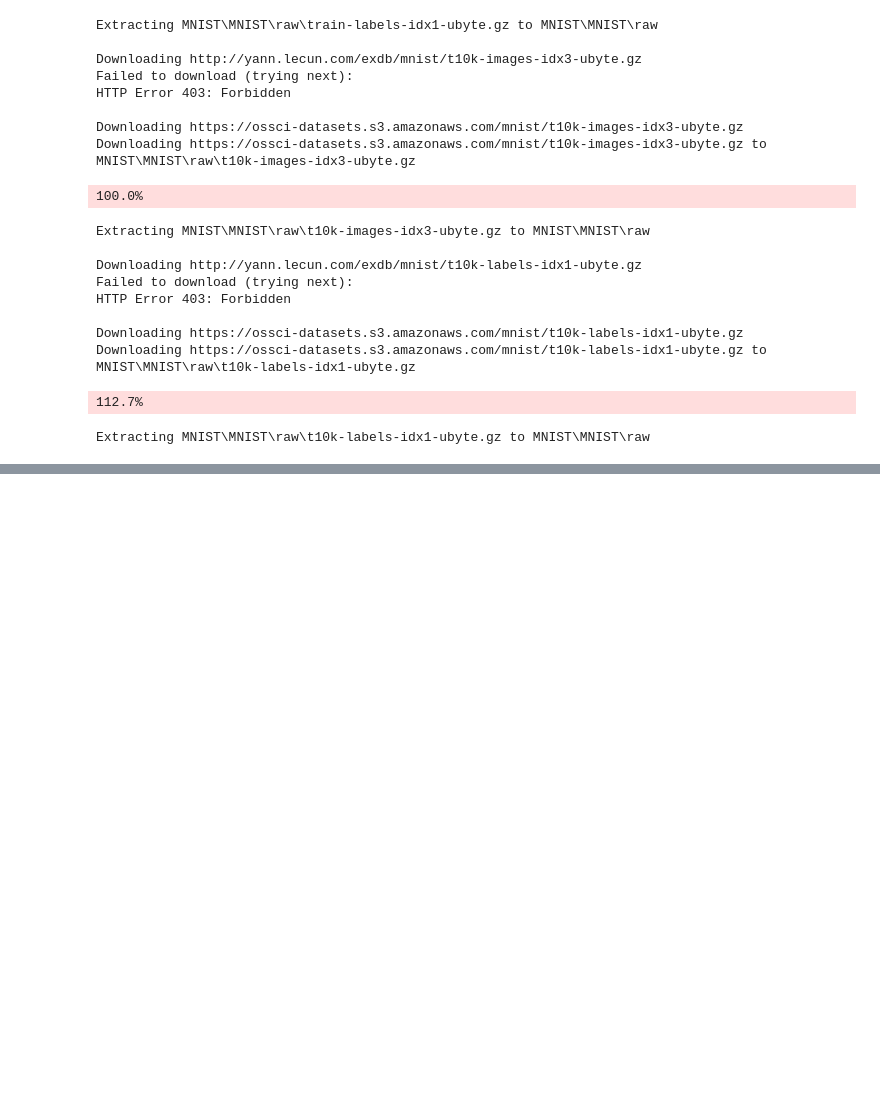
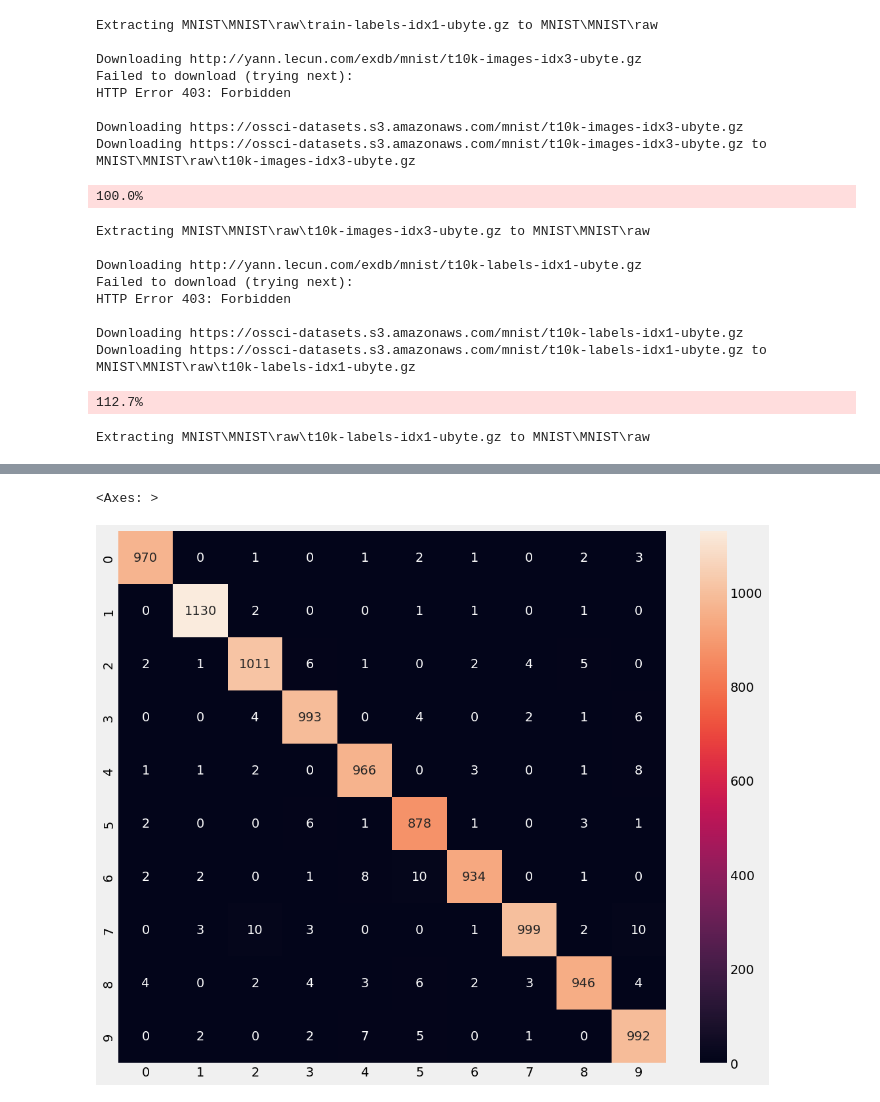
Before and after one commit to Dhruv-saxena-25/pytorch, a Jupyter notebook: notebooks/ANN_pytorch.ipynb, the cells around one changed output, grey strips where cells are left out. Cells and saved outputs as stored; diff of their text form; code cells hidden in the pictures; blank space fills up the shorter version.

```diff
--- a/notebooks/ANN_pytorch.ipynb
+++ b/notebooks/ANN_pytorch.ipynb
@@ -71,0 +246,15 @@ Extracting MNIST\MNIST\raw\t10k-labels-idx1-ubyte.gz to MNIST\MNIST\raw
+# %%
+# testing over the test data
+test_loss = 0
+test_acc = 0
+with torch.no_grad():
+    for batch, data in enumerate(test_data_loader):
+        x = data[0].to(DEVICE)
+        y = data[1].to(DEVICE)
+
+        y_pred= model(x.reshape(-1, 784))
+        loss = CE_loss(y_pred, y)
+
+        test_loss += loss.item()
+        test_acc += torch.mean((torch.argmax(y_pred, 1) == y).float()).item()
+        batch+=1
@@ -71,0 +265,22 @@ Extracting MNIST\MNIST\raw\t10k-labels-idx1-ubyte.gz to MNIST\MNIST\raw
+# %%
+pred = np.array([])
+target = np.array([])
+
+with torch.no_grad():
+    for batch, data in enumerate(test_data_loader):
+        x = data[0].to(DEVICE)
+        y = data[1].to(DEVICE)
+
+        y_pred = model(x.reshape(-1, 784))
+        loss = CE_loss(y_pred, y)
+
+        pred = np.concatenate((pred, torch.argmax(y_pred, 1).cpu().numpy()))
+        target = np.concatenate((target, y.cpu().numpy()))
+# %%
+cm = confusion_matrix(target, pred)
+# %%
+plt.figure(figsize=(12, 10))
+sns.heatmap(cm, annot=True, fmt='d')
+# %% [output]
+<Axes: >
+[figure, added]
```
Also changed, not shown: parts of 22 cells of this notebook, 6 other files.
